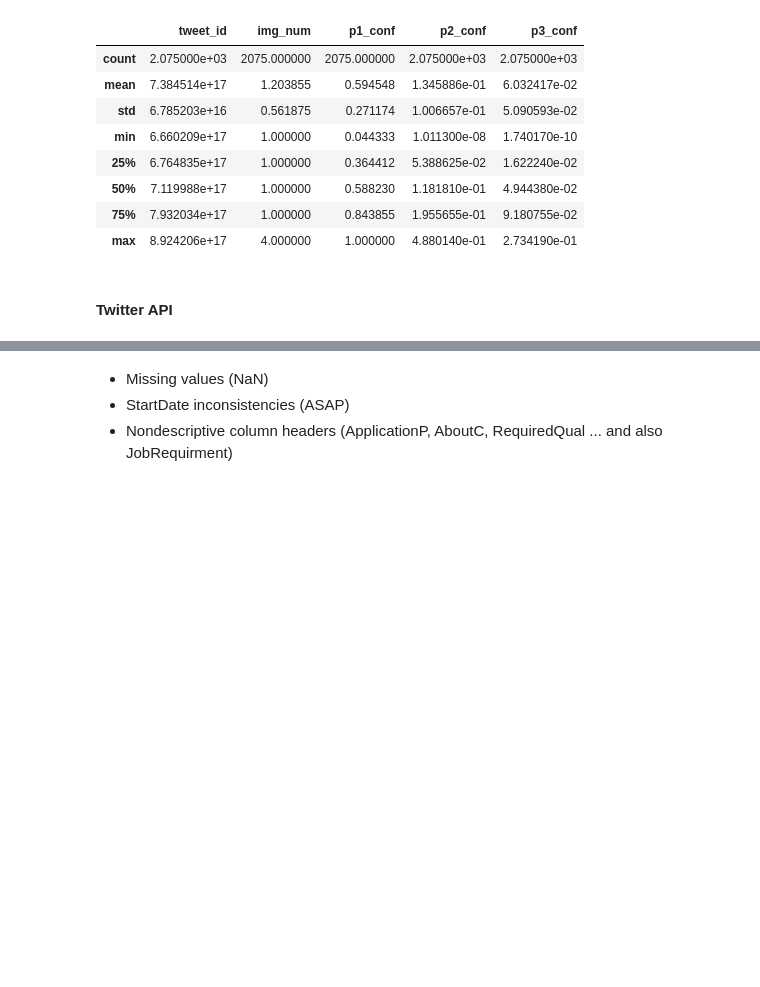
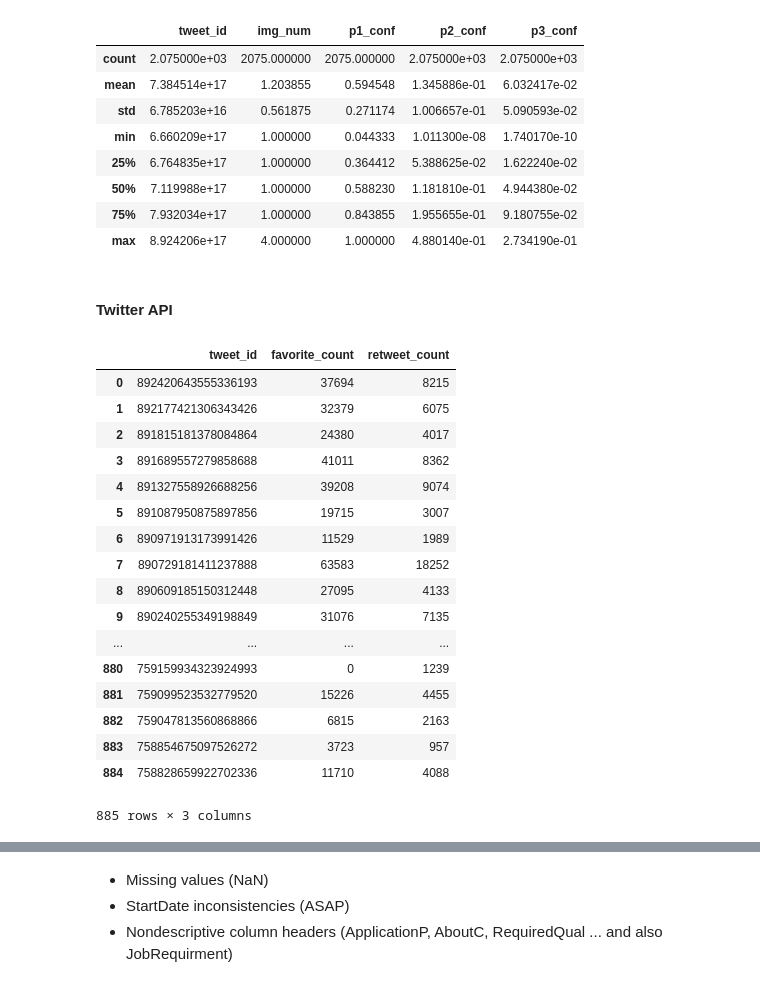
Before and after one commit to emilylauyw/Udacity-DAND-Project7-Wrangle_and_Analyze_Data, a Jupyter notebook: wrangle_act.ipynb, the cells around one changed output, grey strips where cells are left out. Cells and saved outputs as stored; diff of their text form; code cells hidden in the pictures; blank space fills up the shorter version.

Commit message:
Updated on Assessing Twitter API dataframe

```diff
--- a/wrangle_act.ipynb
+++ b/wrangle_act.ipynb
@@ -92,4 +101,4 @@ for tweet_id in tweet_ids:
 # %%
-# Write tweet data to json file
-with open('tweet_json.txt', mode = 'w') as file:
-    json.dump(tweet_data, file)
+# write the list of dictionaries into a json file
+with open('tweet_json.txt', 'w') as outfile:
+    json.dump(df_list, outfile)
@@ -101,3 +105,7 @@ twitter2 = twitter2[['tweet_id', 'favorite_count', 'retweet_count']]
+# %%
+# Write the json file into a dataframe
+with open('tweet_json.txt', 'r') as file:
+    api_df = pd.DataFrame(json.load(file), columns=['tweet_id', 'favorite_count', 'retweet_count'])
 # %% [markdown]
 ## Assessing Data
 # %% [markdown]
@@ -216,3 +224,25 @@ predictive_df.describe()
 | max | 8.924206e+17 | 4.000000 | 1.000000 | 4.880140e-01 | 2.734190e-01 |
 # %% [markdown]
 #### Twitter API
+# %%
+# Display the twitter api dataframe
+api_df
+# %% [output]
+|  | tweet_id | favorite_count | retweet_count |
+| 0 | 892420643555336193 | 37694 | 8215 |
+| 1 | 892177421306343426 | 32379 | 6075 |
+| 2 | 891815181378084864 | 24380 | 4017 |
+| 3 | 891689557279858688 | 41011 | 8362 |
+| 4 | 891327558926688256 | 39208 | 9074 |
+| 5 | 891087950875897856 | 19715 | 3007 |
+| 6 | 890971913173991426 | 11529 | 1989 |
+| 7 | 890729181411237888 | 63583 | 18252 |
+| 8 | 890609185150312448 | 27095 | 4133 |
+| 9 | 890240255349198849 | 31076 | 7135 |
+| ... | ... | ... | ... |
+| 880 | 759159934323924993 | 0 | 1239 |
+| 881 | 759099523532779520 | 15226 | 4455 |
+| 882 | 759047813560868866 | 6815 | 2163 |
+| 883 | 758854675097526272 | 3723 | 957 |
+| 884 | 758828659922702336 | 11710 | 4088 |
+885 rows × 3 columns
```
Also changed, not shown: parts of 7 cells of this notebook.
